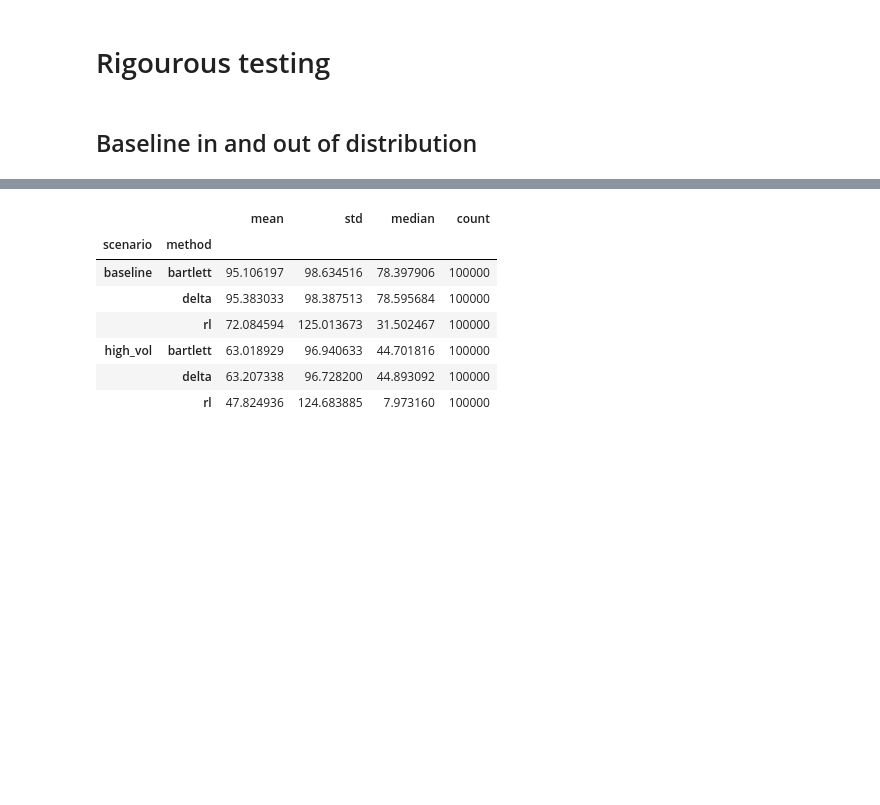
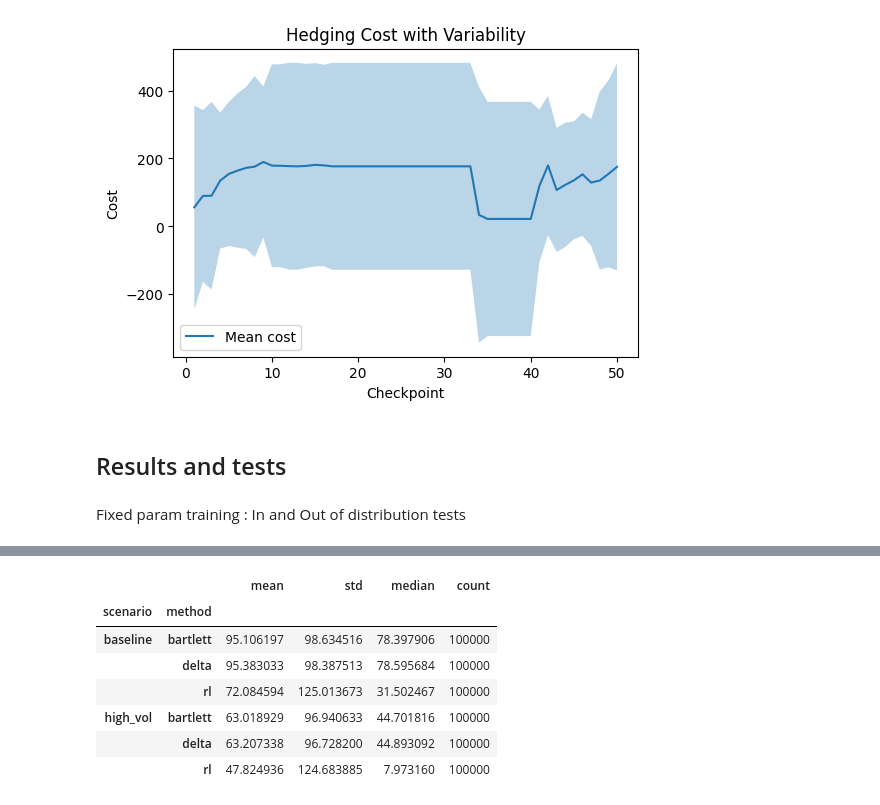
Before and after one commit to InesRebah/Hedging-options-with-RL, a Jupyter notebook: Reproduction and Trading Costs/plots_notebook.ipynb, the cells around one changed output, grey strips where cells are left out. Saved outputs shown, nothing was run; the diff lists cells and outputs as text; code cells hidden in the pictures; blank space fills up the shorter version.

```diff
--- a/Reproduction and Trading Costs/plots_notebook.ipynb
+++ b/Reproduction and Trading Costs/plots_notebook.ipynb
@@ -254,5 +264,24 @@ df_cost_vs_training.to_csv("analysis/cost_vs_training.csv", index=False)
+# %%
+plt.figure(figsize=(6,4))
+
+mean = df_stability["avg_final_cost"]
+std = df_stability["std_reward"]  # proxy for variability
+
+plt.plot(df_stability["checkpoint"], mean, label="Mean cost")
+plt.fill_between(
+    df_stability["checkpoint"],
+    mean - std,
+    mean + std,
+    alpha=0.3
+)
+
+plt.title("Hedging Cost with Variability")
+plt.xlabel("Checkpoint")
+plt.ylabel("Cost")
+plt.legend()
+plt.show()
+# %% [output]
+[figure, added]
 # %% [markdown]
-# Rigourous testing
+## Results and tests
-# %% [markdown]
-## Baseline in and out of distribution
 # %%
@@ -377,3 +390,5 @@ def sabr_price(S, K, T, r, alpha, beta, rho, nu):
     sigma = max(sigma, 1e-6)
 
     return bs_price(S, K, T, r, sigma)
+# %% [markdown]
+Fixed param training : In and Out of distribution tests
```
Also changed, not shown: parts of 53 cells of this notebook, 2 other files.
